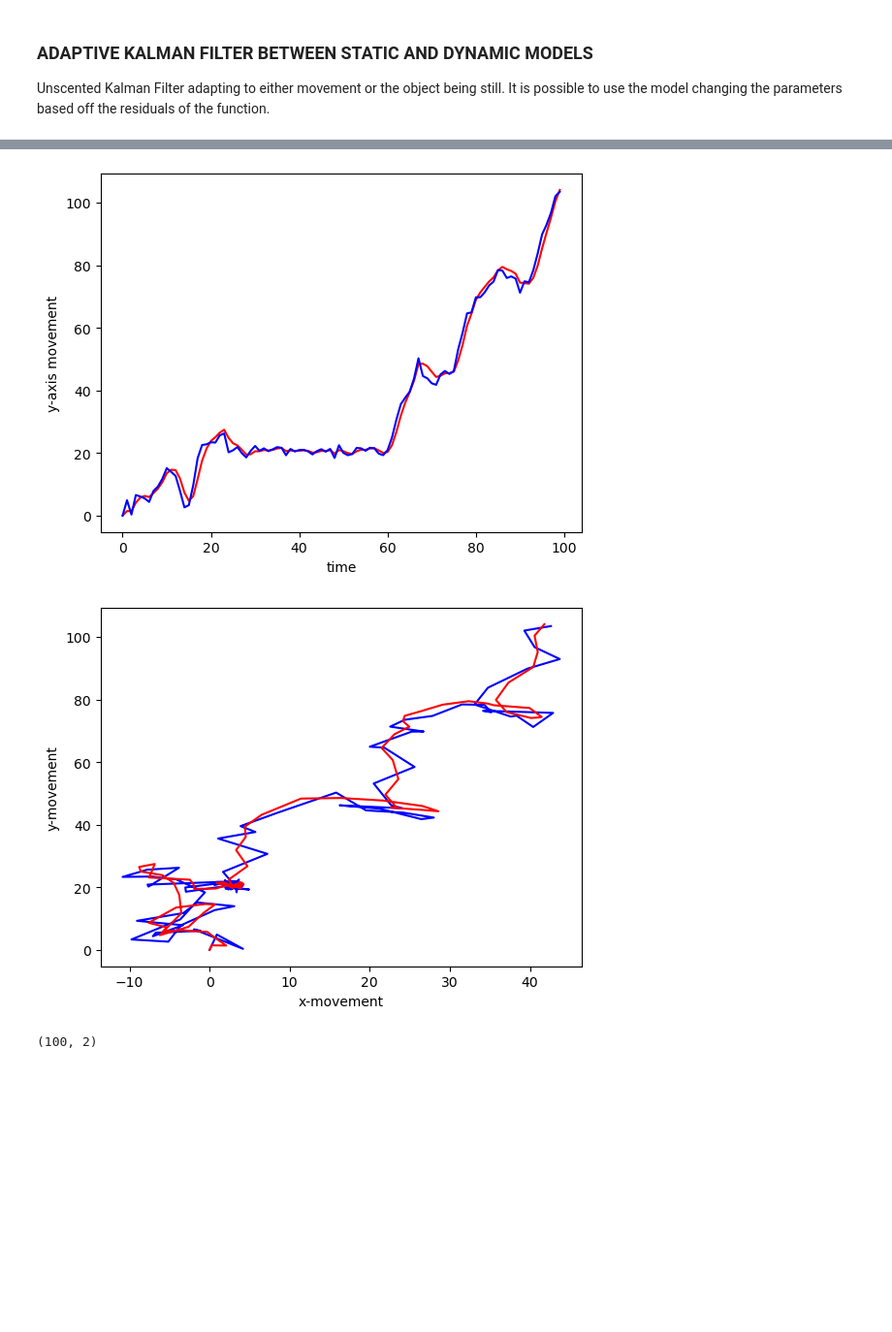
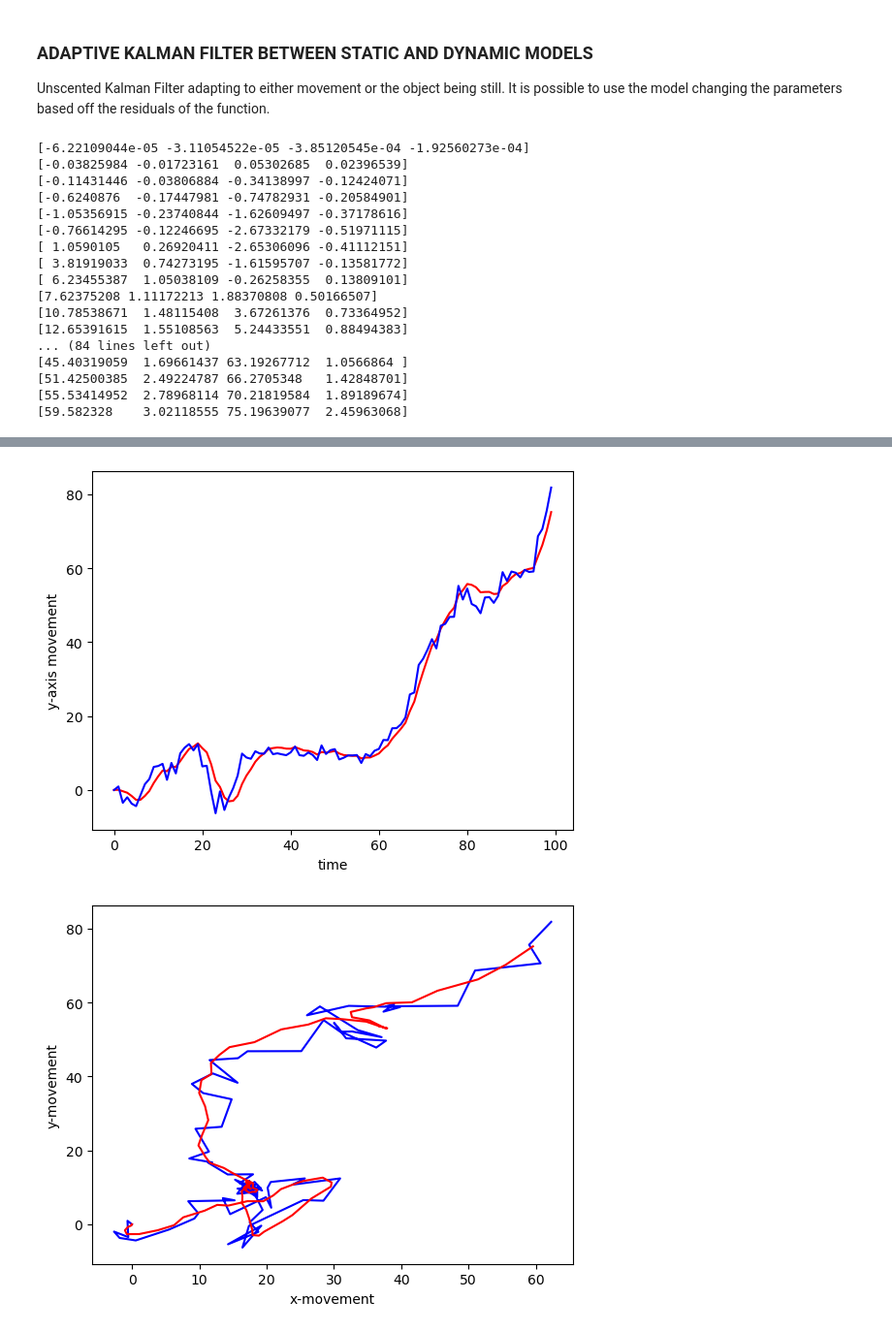
Before and after one commit to giuliaprosio/unscented-kalman-filters, a Jupyter notebook: UKF.ipynb, the cells around one changed output, grey strips where cells are left out. Shown at 97% size. Cells and saved outputs as stored; diff of their text form; code cells hidden in the pictures; blank space fills up the shorter version.

```diff
--- a/UKF.ipynb
+++ b/UKF.ipynb
@@ -771,6 +771,7 @@ Unscented Kalman Filter adapting to either movement or the object being still.
 It is possible to use the model changing the parameters based off the residuals of the function.
 # %%
 from filterpy.kalman import UnscentedKalmanFilter as UKF
+from filterpy.kalman import UnscentedKalmanFilter as UKF, MerweScaledSigmaPoints
 import numpy as np
 from filterpy.common import Q_discrete_white_noise
 from numpy.random import randn
@@ -794,24 +795,25 @@ def meas_function(x):
 
     return x[[0, 2]]
 
-dt = 3.0
+dt = 1.0
 Q_scale_factor = 10000.
-eps_max = 10.
+eps_max = 5.
 count = 0
 #sigma points
-sigmas_dynamic = MerweScaledSigmaPoints(4, alpha=1e-3, beta=2., kappa=6.)
+sigmas_dynamic = MerweScaledSigmaPoints(4, alpha=1e-3, beta=2., kappa=1.)
 ukf_dynamic = UKF(dim_x=4, dim_z=2, dt=dt, fx=dynamic_trans_function, hx=meas_function,
-            points=sigmas)
+            points=sigmas_dynamic)
 ukf_dynamic.x = np.array([0., 0., 0., 0.]) #initial state
 ukf_dynamic.R = np.diag([100, 100]) #assuming sensor noise is 0.3 std dev
-ukf_dynamic.Q[0:2, 0:2] = Q_discrete_white_noise(2, dt=dt, var = 0.05)
-ukf_dynamic.Q[2:4, 2:4] = Q_discrete_white_noise(2, dt=dt, var= 0.05)
+ukf_dynamic.Q[0:2, 0:2] = Q_discrete_white_noise(2, dt=dt, var = 0.5)
+ukf_dynamic.Q[2:4, 2:4] = Q_discrete_white_noise(2, dt=dt, var= 0.5)
 
 # filtering
 zs, uxs = [], []
 epss = []
 
 for i in range(100):
+    #ukf_dynamic.R = np.diag([100*i, 100*i])
     if i >= 30 and i <= 60:
         z = [zs[29][0] + randn() , zs[29][1] + randn()] #
     else:
@@ -834,7 +836,7 @@ for i in range(100):
     elif count > 0:
         ukf_dynamic.Q /= Q_scale_factor
         count -= 1
-
+    print(ukf_dynamic.x)
     uxs.append(ukf_dynamic.x.copy())
     zs.append(z)
 zs = np.array(zs)
@@ -863,6 +865,21 @@ plt.plot(uxs[:,0], uxs[:,2], color='red')
 plt.xlabel("x-movement")
 plt.ylabel("y-movement")
 plt.show()
-
-print(zs.shape)
 # %% [output]
+[-6.22109044e-05 -3.11054522e-05 -3.85120545e-04 -1.92560273e-04]
+[-0.03825984 -0.01723161  0.05302685  0.02396539]
+[-0.11431446 -0.03806884 -0.34138997 -0.12424071]
+[-0.6240876  -0.17447981 -0.74782931 -0.20584901]
+[-1.05356915 -0.23740844 -1.62609497 -0.37178616]
+[-0.76614295 -0.12246695 -2.67332179 -0.51971115]
+[ 1.0590105   0.26920411 -2.65306096 -0.41112151]
+[ 3.81919033  0.74273195 -1.61595707 -0.13581772]
+[ 6.23455387  1.05038109 -0.26258355  0.13809101]
+[7.62375208 1.11172213 1.88370808 0.50166507]
+[10.78538671  1.48115408  3.67261376  0.73364952]
+[12.65391615  1.55108563  5.24433551  0.88494383]
+... (84 lines left out)
+[45.40319059  1.69661437 63.19267712  1.0566864 ]
+[51.42500385  2.49224787 66.2705348   1.42848701]
+[55.53414952  2.78968114 70.21819584  1.89189674]
+[59.582328    3.02118555 75.19639077  2.45963068]
@@ -870,3 +887,2 @@ print(zs.shape)
-[figure, old version]
+[figure, new version]
-[figure, old version]
+[figure, new version]
-(100, 2)
```
Also changed, not shown: parts of 1 cell of this notebook.
